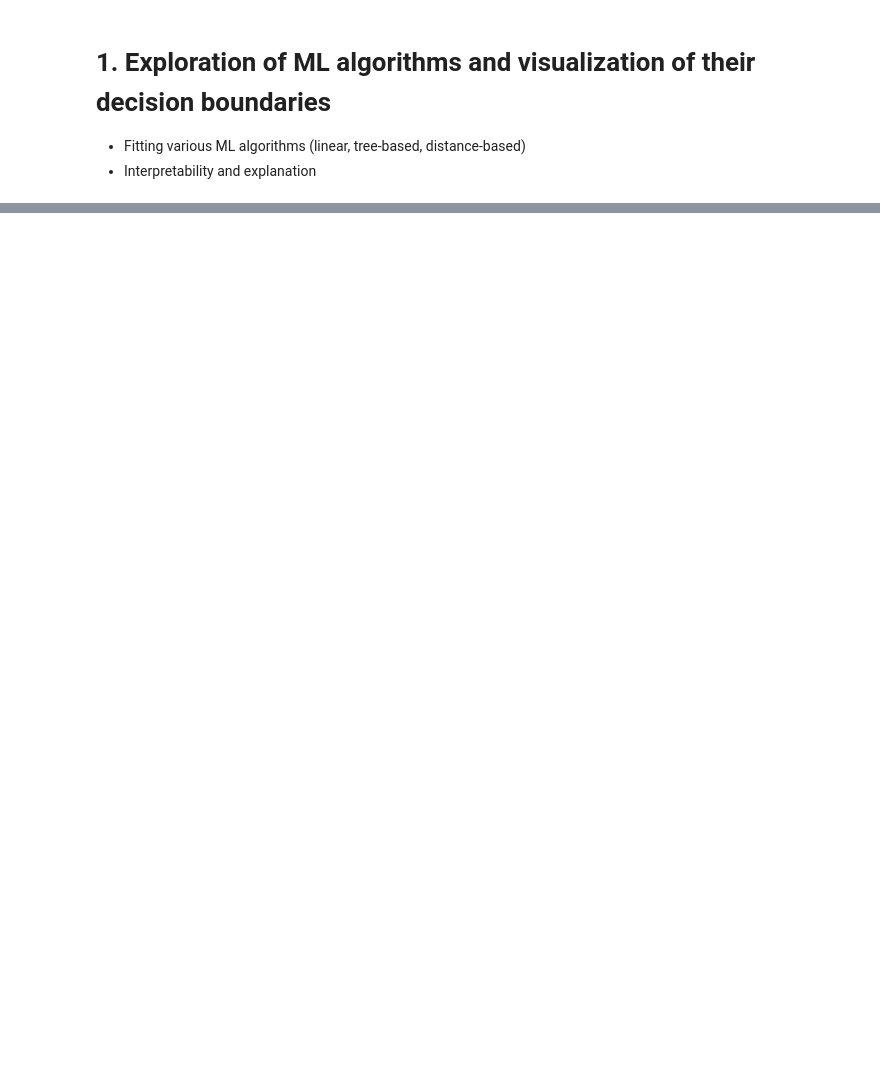
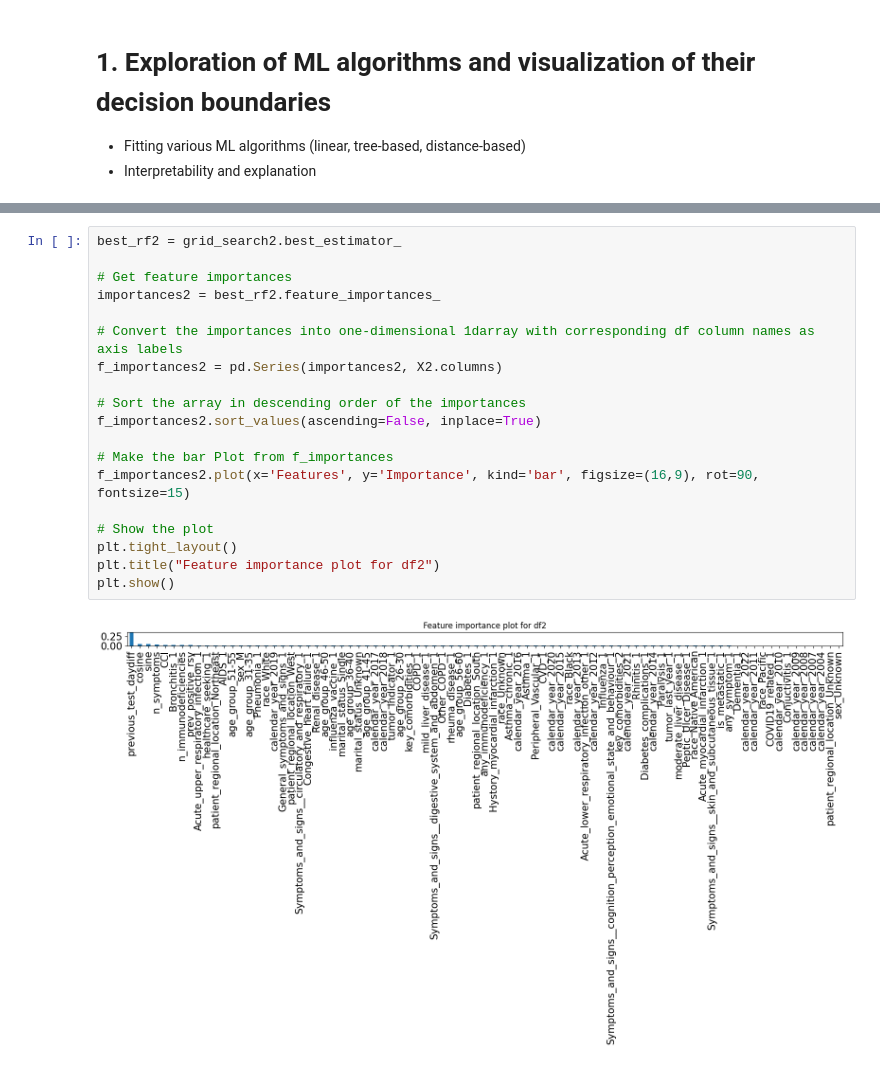
Before and after one commit to angelgldh/rsv_modelling_transfer_learning, a Jupyter notebook: notebooks/ml_modelling.ipynb, the cells around one changed output, grey strips where cells are left out. Drawn from its saved outputs; the diff is of its cells as text; blank space fills up the shorter version.

```diff
--- a/notebooks/ml_modelling.ipynb
+++ b/notebooks/ml_modelling.ipynb
@@ -48,0 +151,21 @@ sample_rsv_df['RSV_test_result'].value_counts(), sample_dedup_rsv_df['RSV_test_r
+# %%
+best_rf2 = grid_search2.best_estimator_
+
+# Get feature importances
+importances2 = best_rf2.feature_importances_
+
+# Convert the importances into one-dimensional 1darray with corresponding df column names as axis labels
+f_importances2 = pd.Series(importances2, X2.columns)
+
+# Sort the array in descending order of the importances
+f_importances2.sort_values(ascending=False, inplace=True)
+
+# Make the bar Plot from f_importances
+f_importances2.plot(x='Features', y='Importance', kind='bar', figsize=(16,9), rot=90, fontsize=15)
+
+# Show the plot
+plt.tight_layout()
+plt.title("Feature importance plot for df2")
+plt.show()
+# %% [output]
+[figure, added]
```
Also changed, not shown: parts of 10 cells of this notebook.
